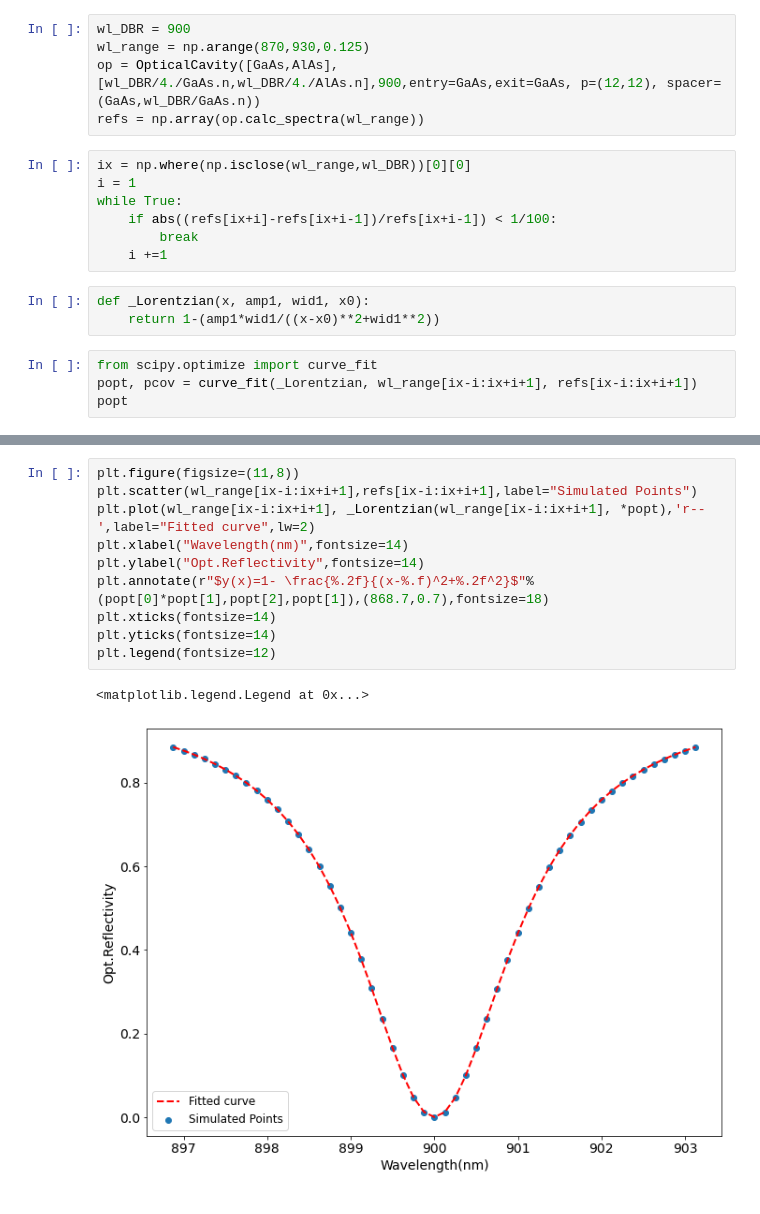
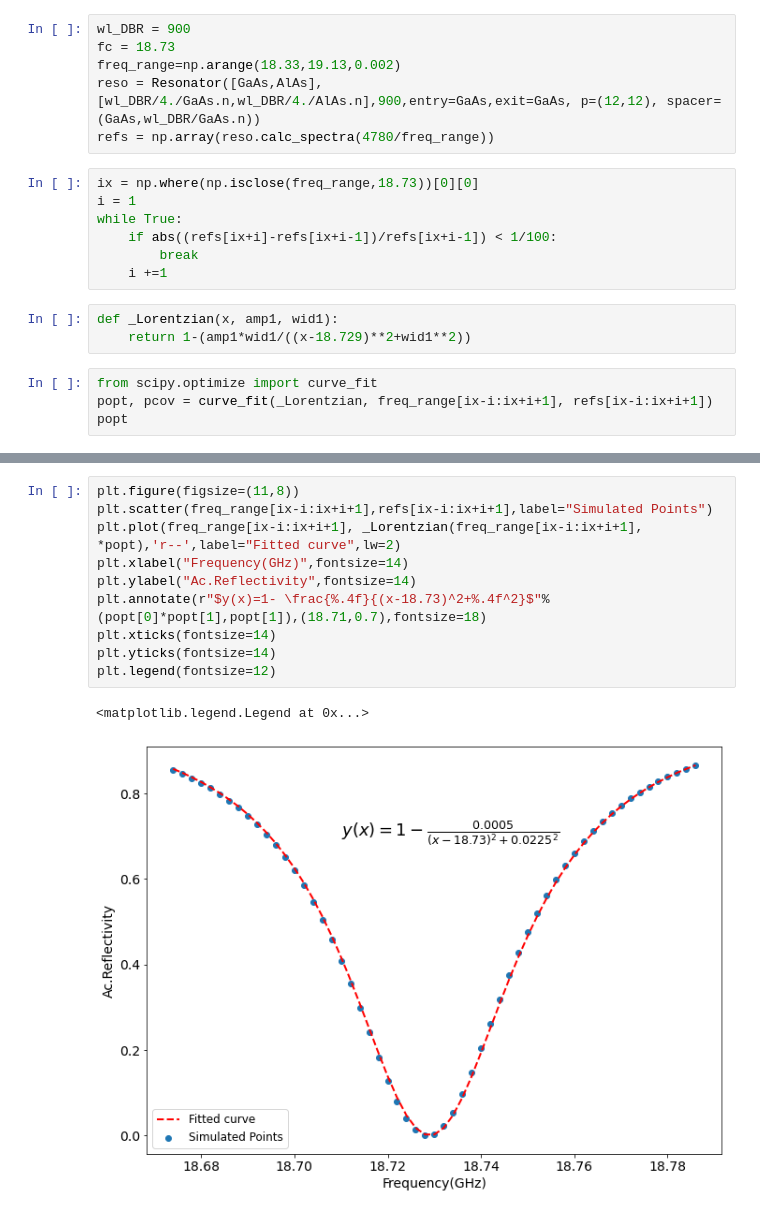
Before and after one commit to BrunoQNF/OptoAcousticTMM, a Jupyter notebook: examples/LorentzianFit.ipynb, the cells around one changed output, grey strips where cells are left out. Cells and saved outputs as stored; diff of their text form.

```diff
--- a/examples/LorentzianFit.ipynb
+++ b/examples/LorentzianFit.ipynb
@@ -6,21 +6,22 @@ import matplotlib.pyplot as plt
 from materials import Air,GaAs,AlAs
 # %%
 wl_DBR = 900
-wl_range = np.arange(870,930,0.125)
-op = OpticalCavity([GaAs,AlAs],[wl_DBR/4./GaAs.n,wl_DBR/4./AlAs.n],900,entry=GaAs,exit=GaAs, p=(12,12), spacer=(GaAs,wl_DBR/GaAs.n))
-refs = np.array(op.calc_spectra(wl_range))
+fc = 18.73
+freq_range=np.arange(18.33,19.13,0.002)
+reso = Resonator([GaAs,AlAs],[wl_DBR/4./GaAs.n,wl_DBR/4./AlAs.n],900,entry=GaAs,exit=GaAs, p=(12,12), spacer=(GaAs,wl_DBR/GaAs.n))
+refs = np.array(reso.calc_spectra(4780/freq_range))
 # %%
-ix = np.where(np.isclose(wl_range,wl_DBR))[0][0]
+ix = np.where(np.isclose(freq_range,18.73))[0][0]
 i = 1
 while True:
     if abs((refs[ix+i]-refs[ix+i-1])/refs[ix+i-1]) < 1/100:
         break
     i +=1
 # %%
-def _Lorentzian(x, amp1, wid1, x0):
-    return 1-(amp1*wid1/((x-x0)**2+wid1**2))
+def _Lorentzian(x, amp1, wid1):
+    return 1-(amp1*wid1/((x-18.729)**2+wid1**2))
 # %%
 from scipy.optimize import curve_fit
-popt, pcov = curve_fit(_Lorentzian, wl_range[ix-i:ix+i+1], refs[ix-i:ix+i+1])
+popt, pcov = curve_fit(_Lorentzian, freq_range[ix-i:ix+i+1], refs[ix-i:ix+i+1])
 popt
 # %% [output]
@@ -32,14 +33,14 @@ np.linalg.cond(pcov)
 # %%
 plt.figure(figsize=(11,8))
-plt.scatter(wl_range[ix-i:ix+i+1],refs[ix-i:ix+i+1],label="Simulated Points")
-plt.plot(wl_range[ix-i:ix+i+1], _Lorentzian(wl_range[ix-i:ix+i+1], *popt),'r--',label="Fitted curve",lw=2)
-plt.xlabel("Wavelength(nm)",fontsize=14)
-plt.ylabel("Opt.Reflectivity",fontsize=14)
-plt.annotate(r"$y(x)=1- \frac{%.2f}{(x-%.f)^2+%.2f^2}$"%(popt[0]*popt[1],popt[2],popt[1]),(868.7,0.7),fontsize=18)
+plt.scatter(freq_range[ix-i:ix+i+1],refs[ix-i:ix+i+1],label="Simulated Points")
+plt.plot(freq_range[ix-i:ix+i+1], _Lorentzian(freq_range[ix-i:ix+i+1], *popt),'r--',label="Fitted curve",lw=2)
+plt.xlabel("Frequency(GHz)",fontsize=14)
+plt.ylabel("Ac.Reflectivity",fontsize=14)
+plt.annotate(r"$y(x)=1- \frac{%.4f}{(x-18.73)^2+%.4f^2}$"%(popt[0]*popt[1],popt[1]),(18.71,0.7),fontsize=18)
 plt.xticks(fontsize=14)
 plt.yticks(fontsize=14)
 plt.legend(fontsize=12)
 # %% [output]
 <matplotlib.legend.Legend at 0x...>
-[figure, old version]
+[figure, new version]
 # %%
```
Also changed, not shown: parts of 4 cells of this notebook, 3 other files.
